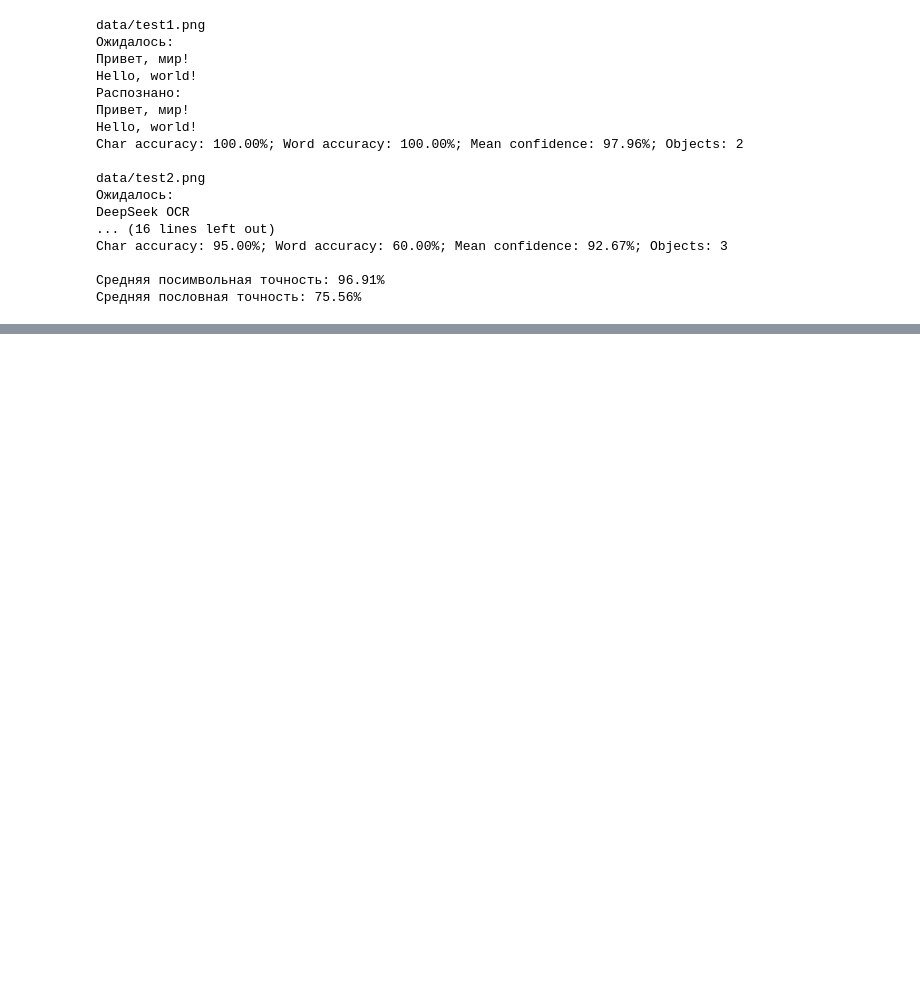
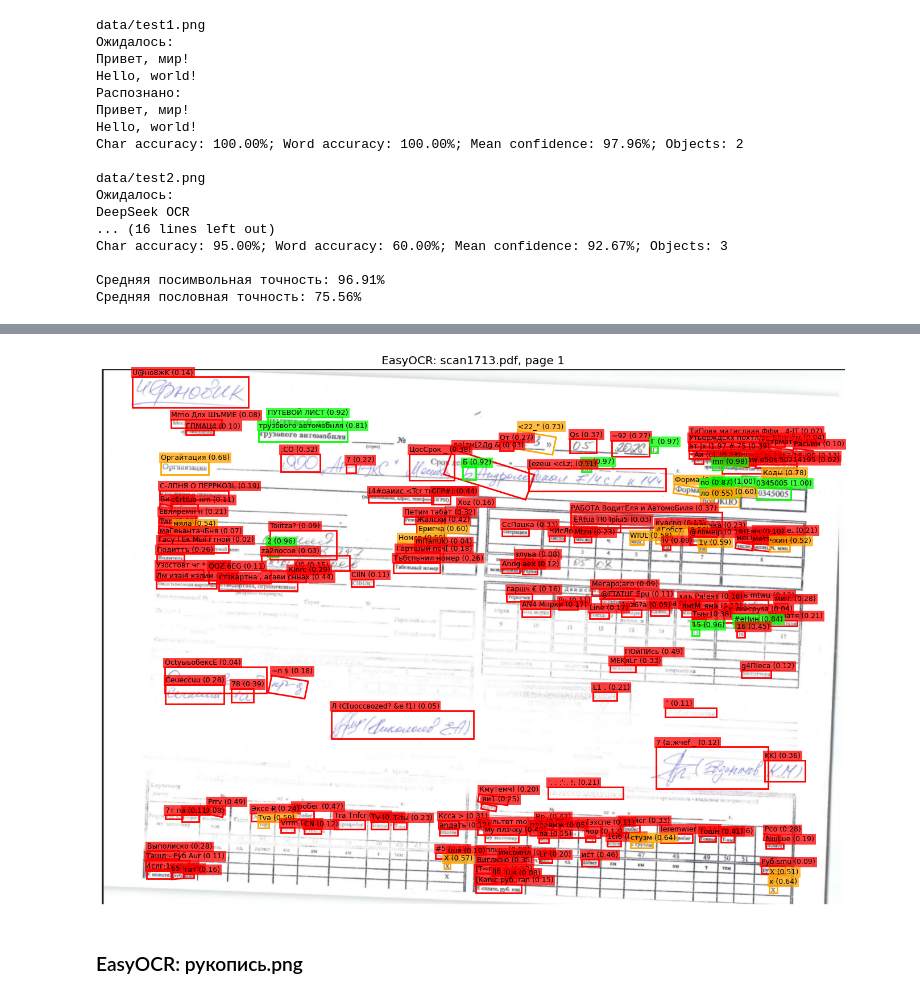
Before and after one commit to Halva773/comp_vision_course, a Jupyter notebook: CodeLab_7_EasyOCR.ipynb, the cells around one changed output, grey strips where cells are left out. Cells and saved outputs as stored; diff of their text form; code cells hidden in the pictures; blank space fills up the shorter version.

```diff
--- a/CodeLab_7_EasyOCR.ipynb
+++ b/CodeLab_7_EasyOCR.ipynb
@@ -570,0 +632,6 @@ Char accuracy: 95.00%; Word accuracy: 60.00%; Mean confidence: 92.67%; Objects:
+# %%
+if "ocr" in globals() and hasattr(ocr, "reader"):
+    easyocr_reader_for_new_files = ocr.reader
+else:
+    with contextlib.redirect_stdout(io.StringIO()), contextlib.redirect_stderr(io.StringIO()):
+        easyocr_reader_for_new_files = easyocr.Reader(["ru", "en"], gpu=False)
@@ -570,0 +640,10 @@ Char accuracy: 95.00%; Word accuracy: 60.00%; Mean confidence: 92.67%; Objects:
+# %%
+scan1713_path = Path("data/Screenshot 2026-05-29 162007.png")
+scan1713_image = load_pdf_first_page(scan1713_path)
+# %%
+scan1713_easyocr_result = easyocr_reader_for_new_files.readtext(
+    np.array(scan1713_image),
+    detail=1,
+    paragraph=False,
+)
+scan1713_easyocr_result = sort_easyocr_result(scan1713_easyocr_result)
@@ -570,0 +673,6 @@ Char accuracy: 95.00%; Word accuracy: 60.00%; Mean confidence: 92.67%; Objects:
+# %%
+visualize_easyocr_result(scan1713_image, scan1713_easyocr_result, "EasyOCR: scan1713.pdf, page 1")
+# %% [output]
+[figure, added]
+# %% [markdown]
+### EasyOCR: рукопись.png
```
Also changed, not shown: parts of 14 cells of this notebook, 7 other files.
